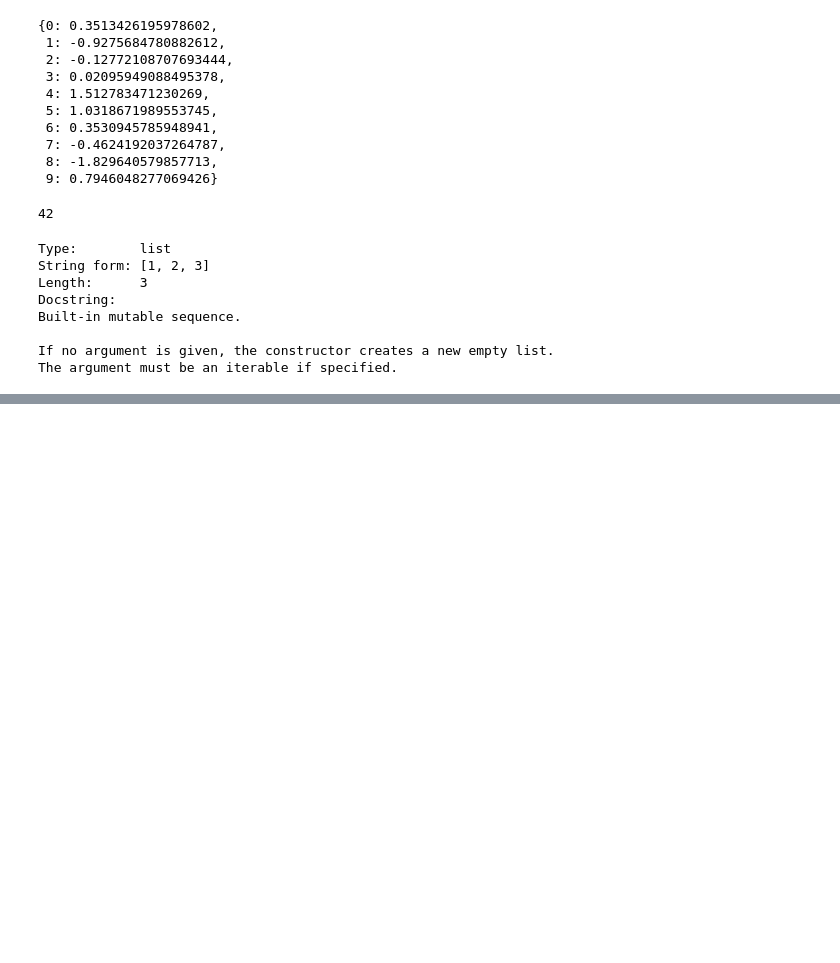
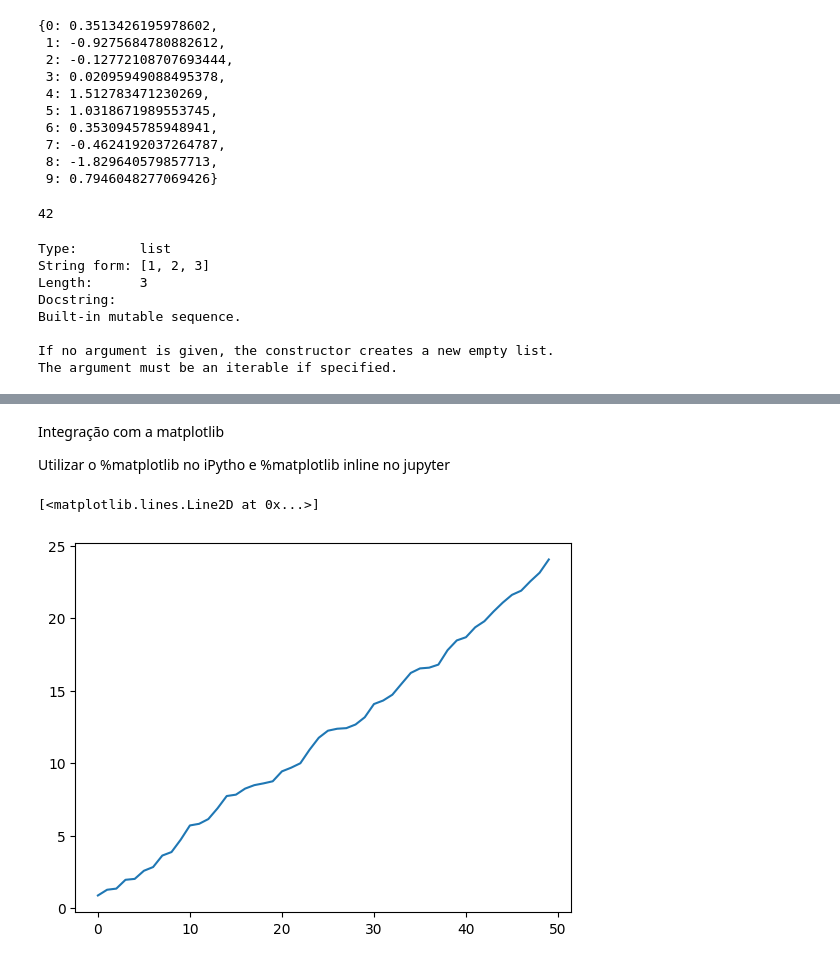
Before and after one commit to pinheirocha/Python_para_Analise_de_dados, a Jupyter notebook: Capitulo_01.ipynb, the cells around one changed output, grey strips where cells are left out. Drawn from its saved outputs; the diff is of its cells as text; code cells hidden in the pictures; blank space fills up the shorter version.

```diff
--- a/Capitulo_01.ipynb
+++ b/Capitulo_01.ipynb
@@ -52,0 +85,4 @@ The argument must be an iterable if specified.
+# %% [markdown]
+Integração com a matplotlib
+
+Utilizar o %matplotlib no iPytho e %matplotlib inline no jupyter
@@ -52,0 +91,7 @@ The argument must be an iterable if specified.
+# %%
+import matplotlib.pyplot as plt
+
+plt.plot(np.random.rand(50).cumsum())
+# %% [output]
+[<matplotlib.lines.Line2D at 0x...>]
+[figure, added]
```
Also changed, not shown: parts of 4 cells of this notebook.
